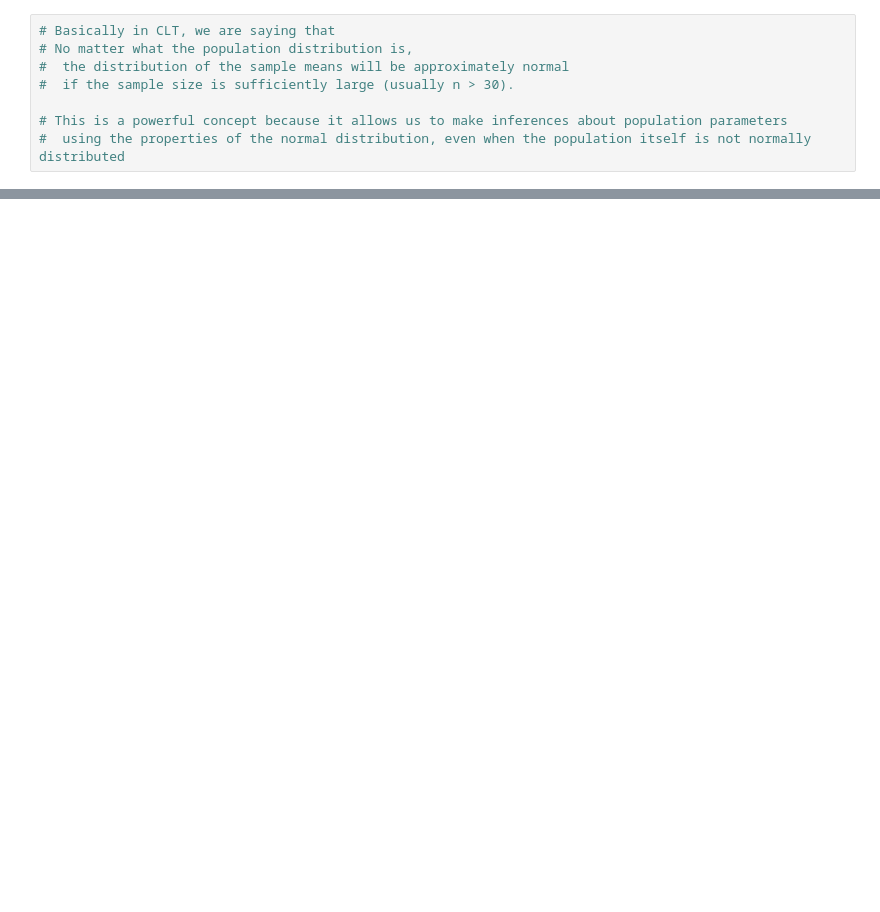
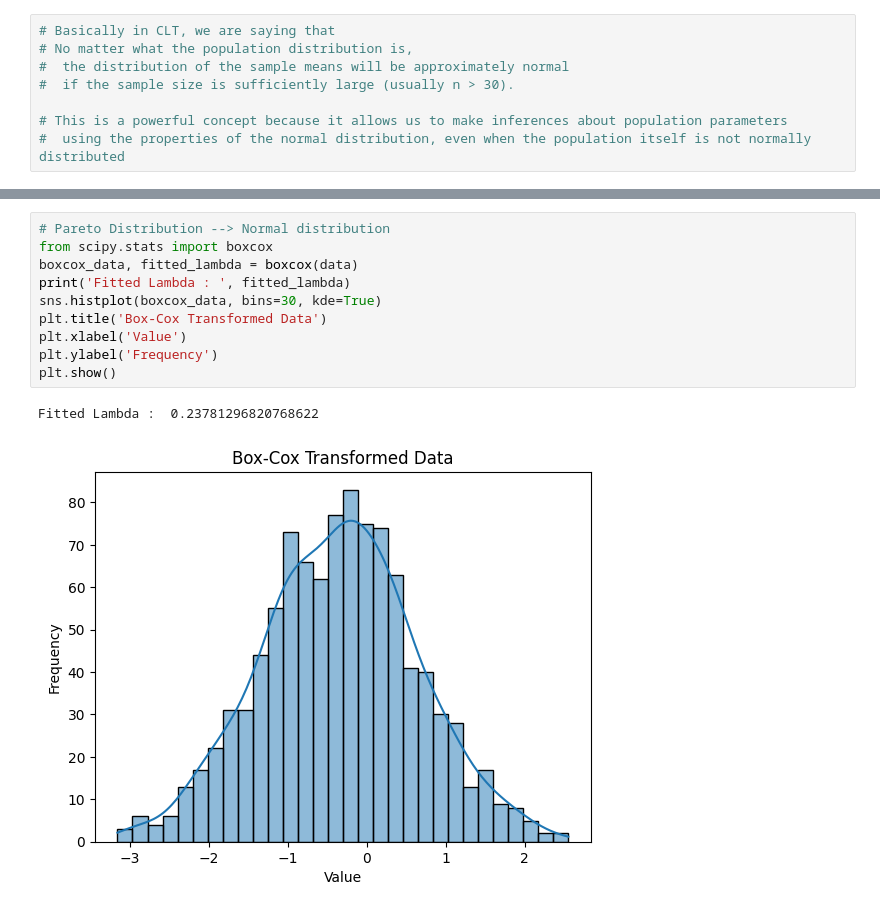
Before and after one commit to rahul8879/ai-ml-akila, a Jupyter notebook: maths/stats/01_stats.ipynb, the cells around one changed output, grey strips where cells are left out. Drawn from its saved outputs; the diff is of its cells as text; blank space fills up the shorter version.

```diff
--- a/maths/stats/01_stats.ipynb
+++ b/maths/stats/01_stats.ipynb
@@ -139,0 +150,13 @@ plt.show()
+# %%
+# Pareto Distribution --> Normal distribution
+from scipy.stats import boxcox
+boxcox_data, fitted_lambda = boxcox(data)
+print('Fitted Lambda : ', fitted_lambda)
+sns.histplot(boxcox_data, bins=30, kde=True)
+plt.title('Box-Cox Transformed Data')
+plt.xlabel('Value')
+plt.ylabel('Frequency')
+plt.show()
+# %% [output]
+Fitted Lambda :  0.23781296820768622
+[figure, added]
```
Also changed, not shown: parts of 15 cells of this notebook, 2 other files.
